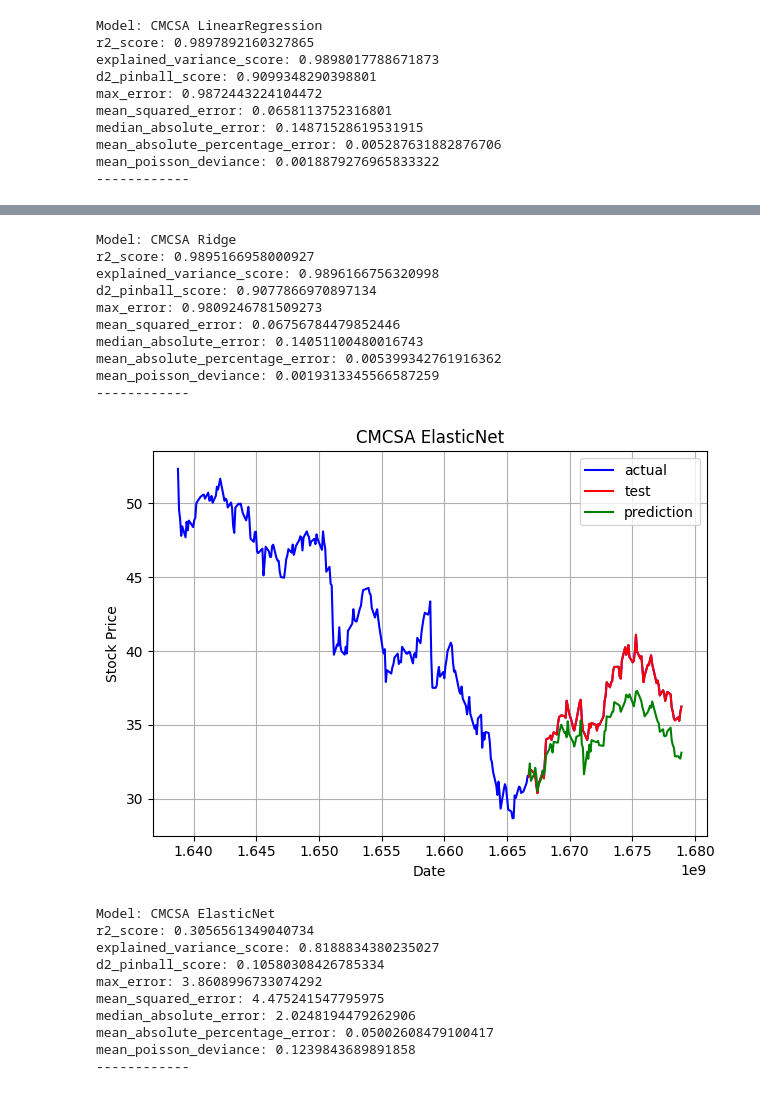
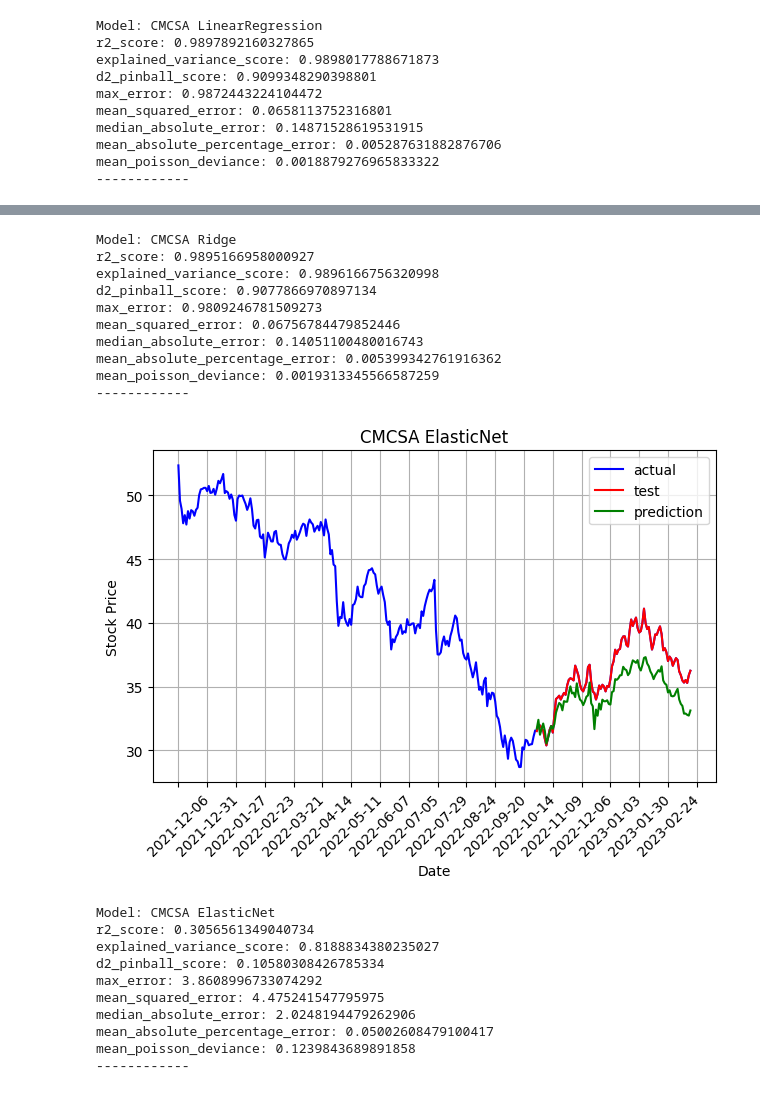
Before and after one commit to geoffpatton/dsci-521-project, a Jupyter notebook: prediction.ipynb, the cells around one changed output, grey strips where cells are left out. Drawn from its saved outputs; the diff is of its cells as text; code cells hidden in the pictures.

Commit message:
Added dates to prediction

```diff
--- a/prediction.ipynb
+++ b/prediction.ipynb
@@ -24,11 +25,21 @@ def plot_graph(stock_df, test_x, test_y, prediction_y, model_name):
     ax.grid()
     ax.set(xlabel='Date', ylabel='Stock Price', title=model_name)
 
-    ax.plot(stock_df['unix_time'], stock_df['close'], label='actual', c='b')
-    ax.plot(test_x['unix_time'], test_y, label='test', c='r')
-    ax.plot(test_x['unix_time'], prediction_y, label='prediction', c='g')
+    stock_df['date'] = pd.to_datetime(stock_df['unix_time'], unit='s').astype(str)
+    test_x['date'] = pd.to_datetime(test_x['unix_time'], unit='s').astype(str)
+
+    ax.plot(stock_df['date'], stock_df['close'], label='actual', c='b')
+    ax.plot(test_x['date'], test_y, label='test', c='r')
+    ax.plot(test_x['date'], prediction_y, label='prediction', c='g')
+
+    ax.xaxis.set_major_locator(mticker. MultipleLocator(18))
+
+    for tick in ax.get_xticklabels():
+        tick.set_rotation(45)
 
     plt.tight_layout()
+
+
     plt.legend()
     plt.show()
 
@@ -49,10 +60,6 @@ def calculate_metrics(y_true, y_pred, model_name):
 ticker_symbol = 'CMCSA'
 
 candle_csv_file_path = './data/candlestick_data.csv'
-
-social_sentiment_csv_file_path = './data/social_media_sentiment.csv'
-
-insider_sentiment_csv_file_path = './data/insider_sentiment.csv'
 
 daily_stock_df = pd.read_csv(candle_csv_file_path, header = 0).sort_values(by=['unix_time'])
 
@@ -89,14 +96,14 @@ mean_poisson_deviance: 0.0018879276965833322
 Model: CMCSA Ridge
 r2_score: 0.9895166958000927
 explained_variance_score: 0.9896166756320998
 d2_pinball_score: 0.9077866970897134
 max_error: 0.9809246781509273
 mean_squared_error: 0.06756784479852446
 median_absolute_error: 0.14051100480016743
 mean_absolute_percentage_error: 0.005399342761916362
 mean_poisson_deviance: 0.0019313345566587259
 ------------
-[figure, old version]
+[figure, new version]
 Model: CMCSA ElasticNet
 r2_score: 0.3056561349040734
 explained_variance_score: 0.8188834380235027
```
Also changed, not shown: parts of 2 cells of this notebook, 4 other files.
